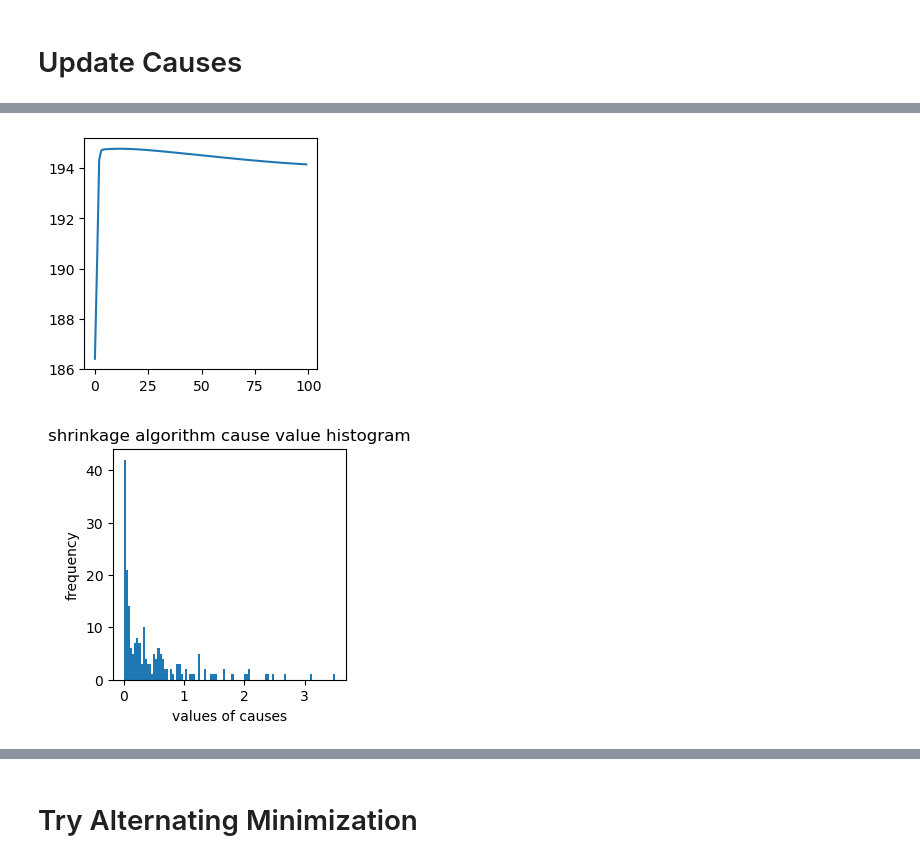
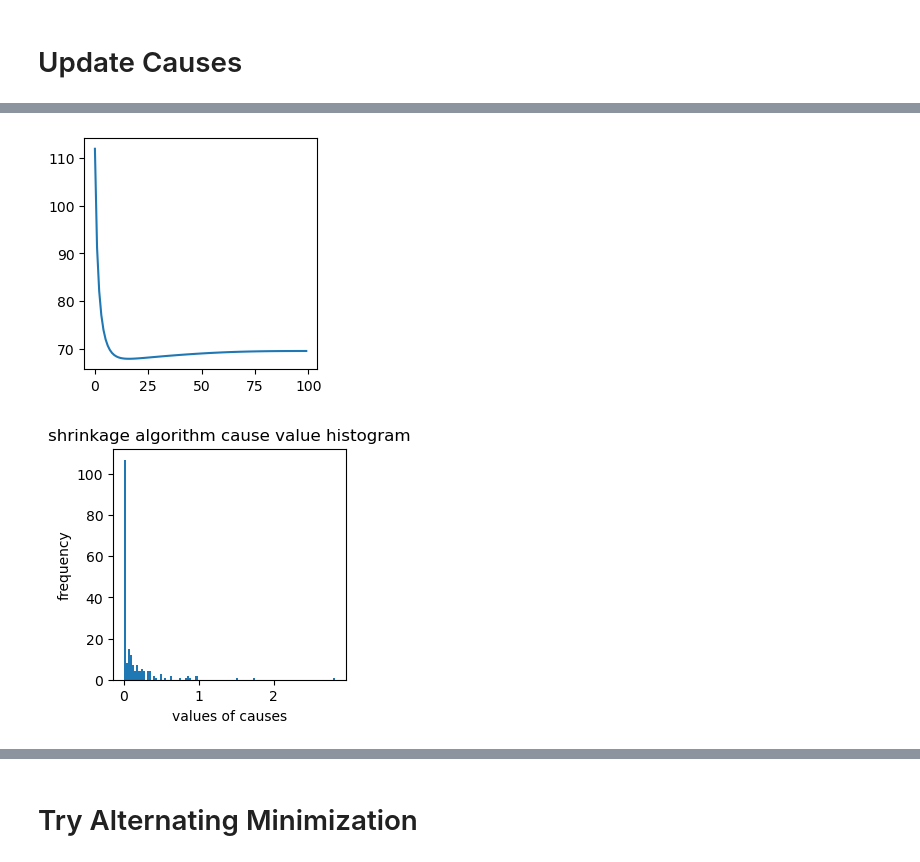
Before and after one commit to chrisdcs/DPCN, a Jupyter notebook: DPCN_test.ipynb, the cells around one changed output, grey strips where cells are left out. Saved outputs shown, nothing was run; the diff lists cells and outputs as text; code cells hidden in the pictures.

```diff
--- a/DPCN_test.ipynb
+++ b/DPCN_test.ipynb
@@ -80,7 +80,7 @@ torch.sum(torch.square(A0_real - A0))
 tensor(0.)
 # %%
 #import torchvision.transforms as transforms
-loader = DataLoader(video_loader('Video_train.mat'), batch_size=5, shuffle=False, num_workers=8)
+loader = DataLoader(video_loader('data/Video_train.mat'), batch_size=5, shuffle=False, num_workers=8)
 video_batch = next(iter(loader))
 # video_batch shape -> (batch_size, num_channels, height, width, num_frames)
 print("video sample size: ", video_batch.size())
@@ -223,11 +223,11 @@ u_k = u0.clone()
 gamma0 = 1
 gamma = torch.div(1 + torch.exp(-B @ u_k), 2)
 
-loss_list = []
+loss_list_FISTA_X = []
 stop_line_search = torch.zeros((5))
 thresh = 1e-3
 steps = 0
-while len(loss_list) < 2 or abs(loss_list[-1] - loss_list[-2]) > thresh:
+while len(loss_list_FISTA_X) < 2 or abs(loss_list_FISTA_X[-1] - loss_list_FISTA_X[-2]) > thresh:
     # smoothed gradient of ||x_t - Ax_t_1||_1 w.r.t. x_t
     steps+=1
     alpha = (z_k - x_hat) / mu
@@ -255,7 +255,7 @@ while len(loss_list) < 2 or abs(loss_list[-1] - loss_list[-2]) > thresh:
         L = torch.where(stop_line_search, L, 2 * L)
     print(L)
     '''
-    loss_list.append((torch.norm(patches - C @ x_k) + 0.01 * torch.norm(x_k,1)).item())
+    loss_list_FISTA_X.append((torch.norm(patches - C @ x_k) + 0.01 * torch.norm(x_k,1)).item())
 
     # acceleration step
     t_k_1 = torch.div(1 + torch.sqrt(1 + 4 * t_k**2), 2)
@@ -264,11 +264,11 @@ while len(loss_list) < 2 or abs(loss_list[-1] - loss_list[-2]) > thresh:
     t_k = t_k_1
 
 plt.figure(figsize=(3,3))
-plt.plot(loss_list)
+plt.plot(loss_list_FISTA_X)
 plt.title("FISTA State Loss")
 plt.show()
 print("finished in ", steps, "steps")
-print("final loss: ", loss_list[-1])
+print("final loss: ", loss_list_FISTA_X)
 
 print("L2 loss", torch.norm(patches - C @ x_k).item())
 print("L1 loss", torch.norm(x_k,1).item())
@@ -388,7 +388,7 @@ print("shape of x_hat:", x_hat.shape)
 
 lam = torch.tensor(0.5)
 
-loss_list = []
+loss_list_X_Shrinkage = []
 
 # print(patches_test.shape)
 I = torch.eye(256).unsqueeze(0).unsqueeze(0)
@@ -412,7 +412,7 @@ for i in range(2):
     x_k = W_inv * Cyla - (W_inv.transpose(2,3) * C).transpose(2,3) @ \
             torch.inverse(I+(C * W_inv.transpose(2,3)) @ C.transpose(2,3)) @ \
                     ((C * W_inv.transpose(2,3)) @ Cyla)
-    loss_list.append((torch.norm(y - C @ x_k) + 0.01 * torch.norm(x_k,1)).item())
+    loss_list_X_Shrinkage.append((torch.norm(y - C @ x_k) + 0.01 * torch.norm(x_k,1)).item())
 
 x_index = x_k / torch.norm(x_k)
 x_index = torch.abs(x_index) < 1e-3
@@ -420,7 +420,7 @@ x_k[x_index] = 0
 #for _ in range(10):
 #    W_inv =
 plt.figure(figsize=(3,3))
-plt.plot(loss_list)
+plt.plot(loss_list_X_Shrinkage)
 
 
 idx = 0
@@ -440,7 +440,7 @@ plt.title('shrinkage algorithm state value histogram')
 plt.xlabel('values of states')
 plt.ylabel('frequency')
 print(f"the ratio of zero elements is {float(torch.sum(torch.abs(x_k)<1e-5)/(x_k.shape[0]*x_k.shape[1]*x_k.shape[2]))*100:.2f}%")
-print("final loss: ", loss_list[-1])
+print("final loss: ", loss_list_X_Shrinkage)
 
 print('L2 Loss', torch.norm(patches - C @ x_k).item())
 print('L1 Loss', torch.norm(x_k,1).item())
@@ -465,22 +465,22 @@ x = torch.mean(x_k, dim=1, keepdim=True)
 # initialization of u_0
 u_k = B.transpose(2,3) @ x
 beta = 2.
-loss_list_u = []
+loss_list_u_shrinkage = []
 loss_list_test_u = []
 x_abs = torch.sum(torch.abs(x_k), dim=1, keepdim=True)
 
-gamma0 = .2
+gamma0 = .1
 for i in range(100):
     W_inv = torch.div(torch.abs(u_k), beta)
     u_k = W_inv * B.transpose(2,3) @ (gamma0 * x_abs * torch.exp(-B @ u_k))
-    loss_list_u.append((beta * torch.norm(u_k,1) + torch.norm(x * (1+torch.exp(-B @ u_k))/2)).item())
+    loss_list_u_shrinkage.append((beta * torch.norm(u_k,1) + torch.norm(x * (1+torch.exp(-B @ u_k))/2)).item())
     # loss_list_test_u.append(torch.norm(B @ u_k - x_k).item())
 
 u_index = u_k / torch.norm(u_k)
 u_index = torch.abs(u_index) < 1e-3
 u_k[u_index] = 0
 plt.figure(figsize=(3,3))
-plt.plot(loss_list_u)
+plt.plot(loss_list_u_shrinkage)
 
 plt.figure(figsize=(3,3))
 _ = plt.hist(u_k.numpy().flatten(), bins=100)
@@ -488,7 +488,7 @@ plt.title('shrinkage algorithm cause value histogram')
 plt.xlabel('values of causes')
 plt.ylabel('frequency')
 print(f"the ratio of zero elements is {float(torch.sum(torch.abs(u_k)<1e-5)/(u_k.shape[0]*u_k.shape[1]*u_k.shape[2]))*100:.2f}%")
-print("final loss: ", loss_list_u[-1])
+print("final loss: ", loss_list_u_shrinkage[-1])
 
 print(u_k.shape)
 # %% [output]
@@ -497,3 +497,3 @@ final loss:  194.14593505859375
 torch.Size([5, 1, 40, 1])
-[figure, old version]
+[figure, new version]
-[figure, old version]
+[figure, new version]
```
Also changed, not shown: parts of 9 cells of this notebook, 5 other files.
